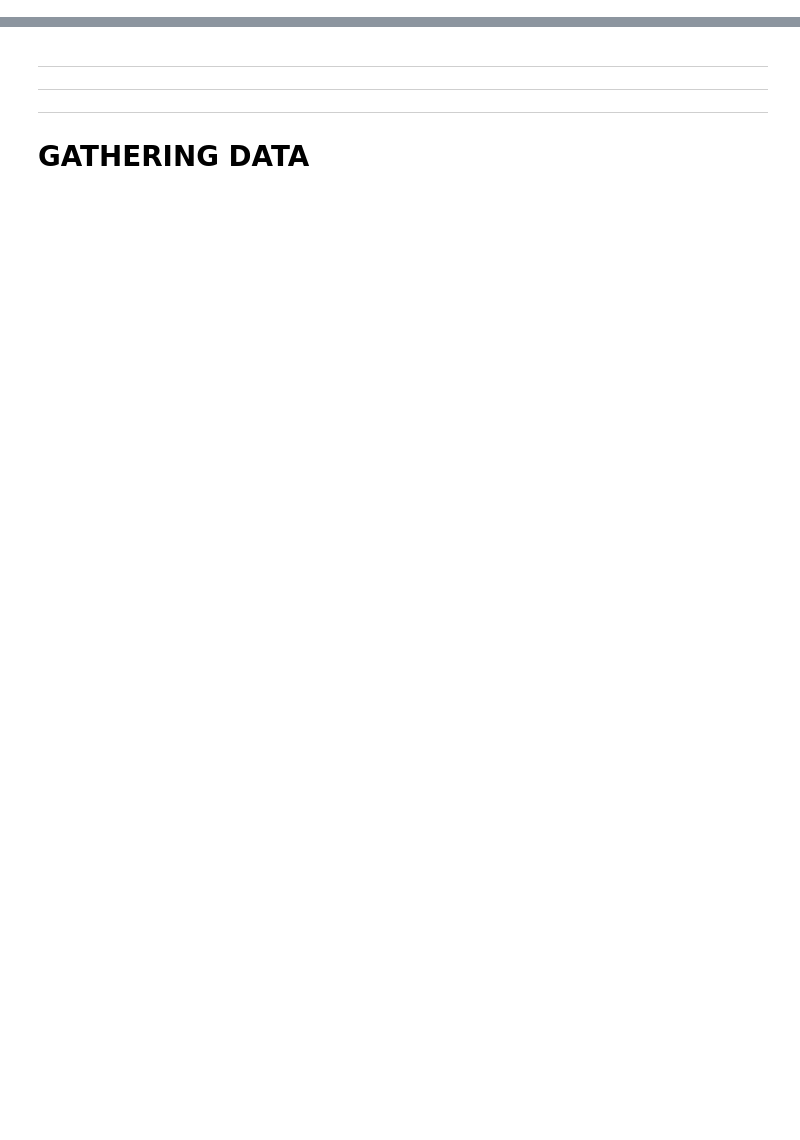
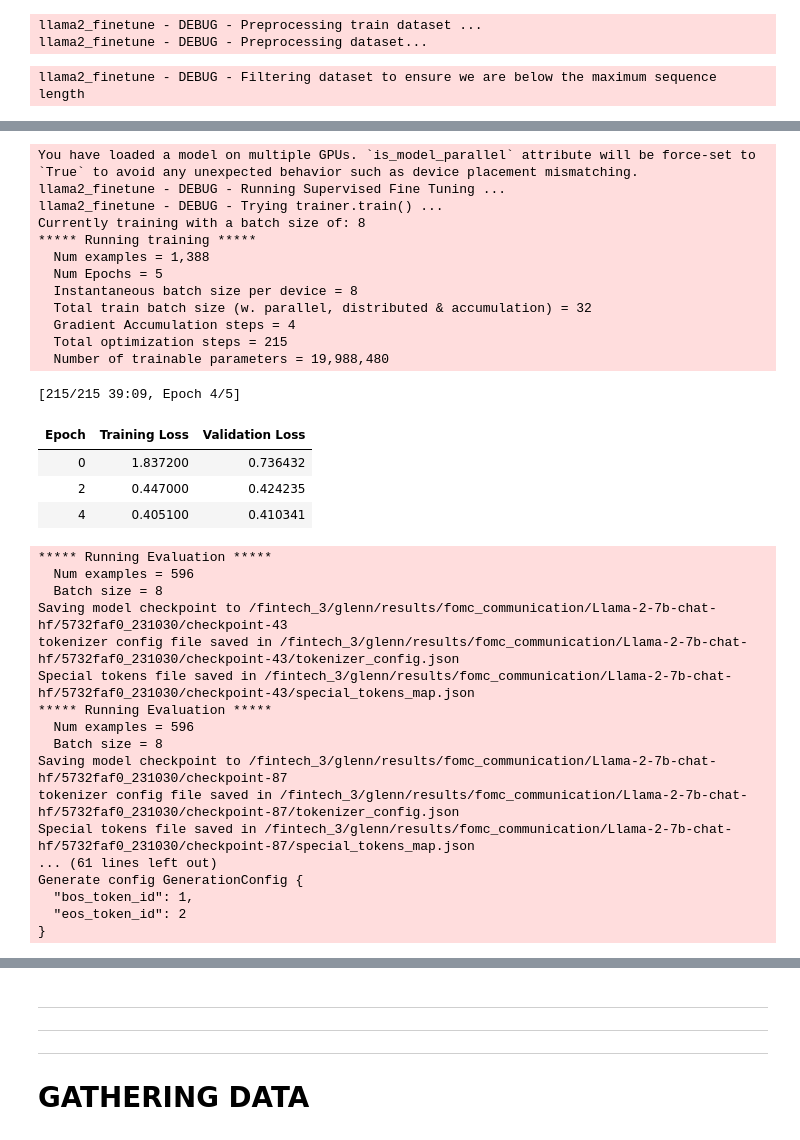
Before and after one commit to gtfintechlab/FLaME, a Jupyter notebook: src/llama/notebooks/llama2_finetune.ipynb, the cells around one changed output, grey strips where cells are left out. Saved outputs shown, nothing was run; the diff lists cells and outputs as text; code cells hidden in the pictures; blank space fills up the shorter version.

```diff
--- a/src/llama/notebooks/llama2_finetune.ipynb
+++ b/src/llama/notebooks/llama2_finetune.ipynb
@@ -250,34 +0,0 @@ TODO: how to unset a parameter in the pre-loaded config?
-# %%
-# ========= GENERATION PARAMETERS ===========
-@dataclass
-class GenerationParams:
-    # Decoding Strategy
-    num_beams: int = 1
-    do_sample: bool = (
-        True
-    )
-    ## Contrastive Search Parameters; penalty_alpha, top_k [https://huggingface.co/blog/introducing-csearch]
-    penalty_alpha: float = 0.6 #
-    top_k: int = 40
-
-    ## Other Parameters
-    max_new_tokens: int = 512  # The maximum numbers of tokens to generate
-    min_length: int = None  # The minimum length of the sequence to be generated, input prompt + min_new_tokens
-    use_cache: bool = True  # Whether or not the model should use the past last key/values attentions Whether or not the model should use the past last key/values attentions (if applicable to the model) to speed up decoding.
-    top_p: float = 0.75  # If set to float < 1, only the smallest set of most probable tokens with probabilities that add up to top_p or higher are kept for generation.
-    temperature: float = (
-        None  # The value used to modulate the next token probabilities.
-    )
-    repetition_penalty: float = (
-        1.0  # Parameter for repetition penalty. 1.0 means no penalty.
-    )
-    length_penalty: int = (
-        1  # Exponential penalty to the length that is used with beam-based generation.
-    )
-    max_padding_length: int = (
-        4096  # Max padding length to be used with tokenizer padding the prompts.
-    )
-    # num_return_sequences: int = 1
-    # early_stopping: bool = True
-    return_dict_in_generate: bool = True
-    output_scores: bool = False
@@ -1225,0 +971,9 @@ peft_model, tokenizer = main(seed=5768)
+# %%
+os.environ['PYTORCH_CUDA_ALLOC_CONF'] = 'max_split_size_mb=100'
+os.environ["TOKENIZERS_PARALLELISM"] = HuggingfaceParams.tokenizers_parallelism
+
+merged_model, tokenizer = main(seed=5768)
+
+# if name = "__main__" :
+   # fire.Fire(main)
+# %% [output]
@@ -1225,0 +1015,3 @@ peft_model, tokenizer = main(seed=5768)
+llama2_finetune - DEBUG - Preprocessing train dataset ...
+llama2_finetune - DEBUG - Preprocessing dataset...
+llama2_finetune - DEBUG - Filtering dataset to ensure we are below the maximum sequence length
@@ -1225,0 +1024,34 @@ peft_model, tokenizer = main(seed=5768)
+You have loaded a model on multiple GPUs. `is_model_parallel` attribute will be force-set to `True` to avoid any unexpected behavior such as device placement mismatching.
+llama2_finetune - DEBUG - Running Supervised Fine Tuning ...
+llama2_finetune - DEBUG - Trying trainer.train() ...
+Currently training with a batch size of: 8
+***** Running training *****
+  Num examples = 1,388
+  Num Epochs = 5
+  Instantaneous batch size per device = 8
+  Total train batch size (w. parallel, distributed & accumulation) = 32
+  Gradient Accumulation steps = 4
+  Total optimization steps = 215
+  Number of trainable parameters = 19,988,480
+[215/215 39:09, Epoch 4/5]
+| Epoch | Training Loss | Validation Loss |
+| 0 | 1.837200 | 0.736432 |
+| 2 | 0.447000 | 0.424235 |
+| 4 | 0.405100 | 0.410341 |
+***** Running Evaluation *****
+  Num examples = 596
+  Batch size = 8
+Saving model checkpoint to /fintech_3/glenn/results/fomc_communication/Llama-2-7b-chat-hf/5732faf0_231030/checkpoint-43
+tokenizer config file saved in /fintech_3/glenn/results/fomc_communication/Llama-2-7b-chat-hf/5732faf0_231030/checkpoint-43/tokenizer_config.json
+Special tokens file saved in /fintech_3/glenn/results/fomc_communication/Llama-2-7b-chat-hf/5732faf0_231030/checkpoint-43/special_tokens_map.json
+***** Running Evaluation *****
+  Num examples = 596
+  Batch size = 8
+Saving model checkpoint to /fintech_3/glenn/results/fomc_communication/Llama-2-7b-chat-hf/5732faf0_231030/checkpoint-87
+tokenizer config file saved in /fintech_3/glenn/results/fomc_communication/Llama-2-7b-chat-hf/5732faf0_231030/checkpoint-87/tokenizer_config.json
+Special tokens file saved in /fintech_3/glenn/results/fomc_communication/Llama-2-7b-chat-hf/5732faf0_231030/checkpoint-87/special_tokens_map.json
+... (61 lines left out)
+Generate config GenerationConfig {
+  "bos_token_id": 1,
+  "eos_token_id": 2
+}
```
Also changed, not shown: parts of 93 cells of this notebook, 2 other files.
